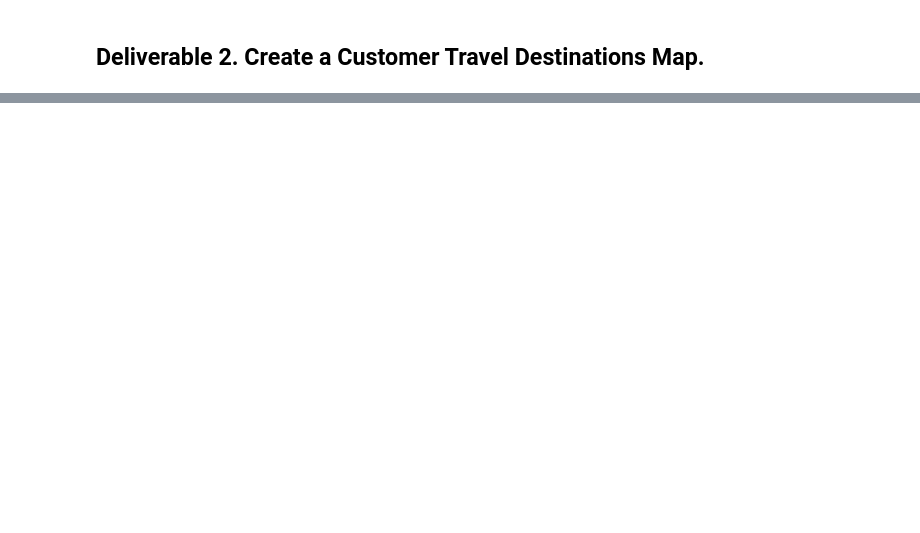
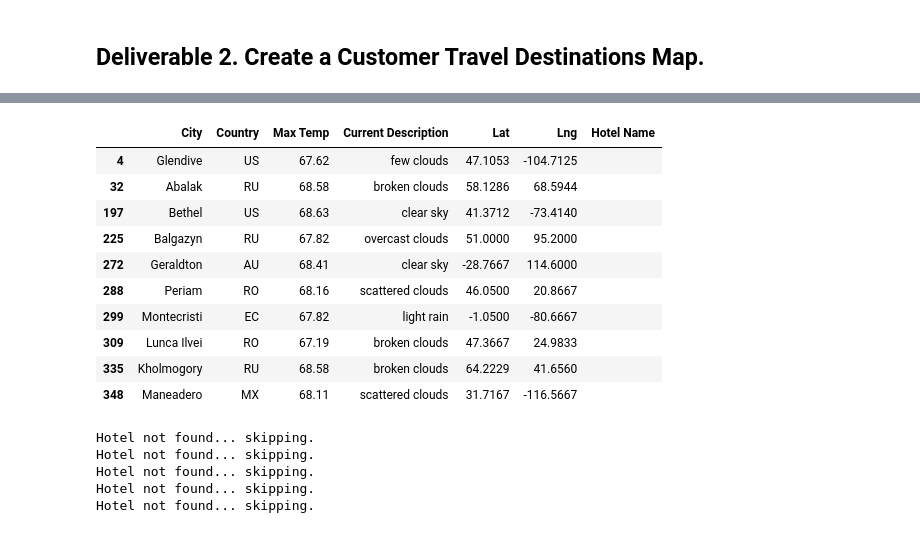
Before and after one commit to ashlemercer/World_Weather_Analysis, a Jupyter notebook: Vacation Search/Vacation_Search.ipynb, the cells around one changed output, grey strips where cells are left out. Cells and saved outputs as stored; diff of their text form; code cells hidden in the pictures; blank space fills up the shorter version.

```diff
--- a/Vacation Search/Vacation_Search.ipynb
+++ b/Vacation Search/Vacation_Search.ipynb
@@ -40,10 +98,22 @@ NameError: name 'city_data_df' is not defined
 # %%
 # 5a. Create DataFrame called hotel_df to store hotel names along with city, country, max temp, and coordinates.
-hotel_df = clean_df[["City", "Country", "Max Temp", "Current Description", "Lat", "Lng"]].copy()
+hotel_df = cleaned_df[["City", "Country", "Max Temp", "Current Description", "Lat", "Lng"]].copy()
 
 # 5b. Create a new column "Hotel Name"
 hotel_df["Hotel Name"] = ""
 hotel_df.head(10)
+# %% [output]
+|  | City | Country | Max Temp | Current Description | Lat | Lng | Hotel Name |
+| 4 | Glendive | US | 67.62 | few clouds | 47.1053 | -104.7125 |  |
+| 32 | Abalak | RU | 68.58 | broken clouds | 58.1286 | 68.5944 |  |
+| 197 | Bethel | US | 68.63 | clear sky | 41.3712 | -73.4140 |  |
+| 225 | Balgazyn | RU | 67.82 | overcast clouds | 51.0000 | 95.2000 |  |
+| 272 | Geraldton | AU | 68.41 | clear sky | -28.7667 | 114.6000 |  |
+| 288 | Periam | RO | 68.16 | scattered clouds | 46.0500 | 20.8667 |  |
+| 299 | Montecristi | EC | 67.82 | light rain | -1.0500 | -80.6667 |  |
+| 309 | Lunca Ilvei | RO | 67.19 | broken clouds | 47.3667 | 24.9833 |  |
+| 335 | Kholmogory | RU | 68.58 | broken clouds | 64.2229 | 41.6560 |  |
+| 348 | Maneadero | MX | 68.11 | scattered clouds | 31.7167 | -116.5667 |  |
 # %%
 # 6a. Set parameters to search for hotels with 5000 meters.
 params = {
@@ -52,15 +122,31 @@ params = {
     "key": g_key
 }
 
-# 6b. Iterate through the hotel DataFrame.
+# Iterate through the DataFrame.
+for index, row in hotel_df.iterrows():
 
-    # 6c. Get latitude and longitude from DataFrame
+    # Get the latitude and longitude.
+    lat = row["Lat"]
+    lng = row["Lng"]
 
+    # Use the search term: "lodging" and our latitude and longitude.
+    base_url = "https://maps.googleapis.com/maps/api/place/nearbysearch/json"
 
-    # 6d. Set up the base URL for the Google Directions API to get JSON data.
+    # Add the latitude and longitude to location key for the params dictionary.
+    params["location"] = f"{lat},{lng}"
 
+    # Make request and get the JSON data from the search.
+    hotels = requests.get(base_url, params=params).json()
 
-    # 6e. Make request and retrieve the JSON data from the search.
-
-
-    # 6f. Get the first hotel from the results and store the name, if a hotel isn't found skip the city.
+    # Grab the first hotel from the results and store the name.
+    try:
+        hotel_df.loc[index, "Hotel Name"] = hotels["results"][0]["name"]
+    except (IndexError):
+        print("Hotel not found... skipping.")
+        hotel_df.loc[index, "Hotel Name"] = "NA"
+# %% [output]
+Hotel not found... skipping.
+Hotel not found... skipping.
+Hotel not found... skipping.
+Hotel not found... skipping.
+Hotel not found... skipping.
```
Also changed, not shown: parts of 13 cells of this notebook, 10 other files.
